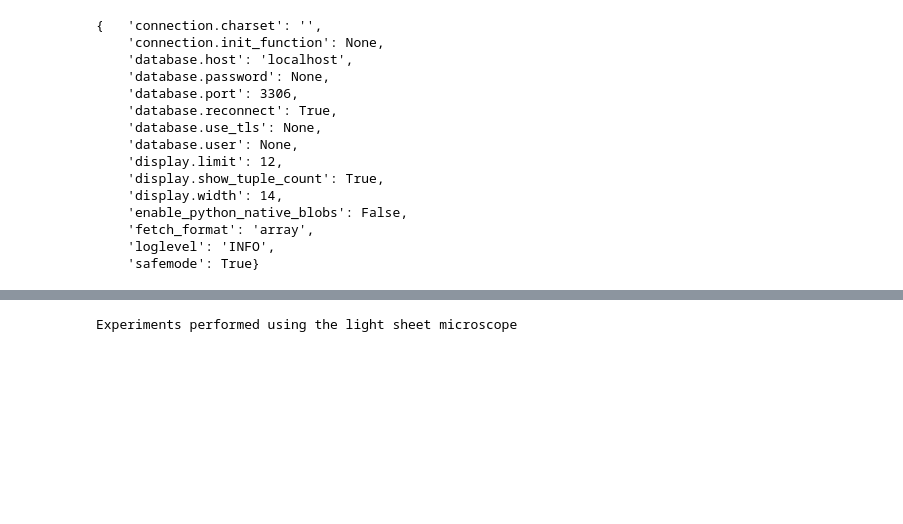
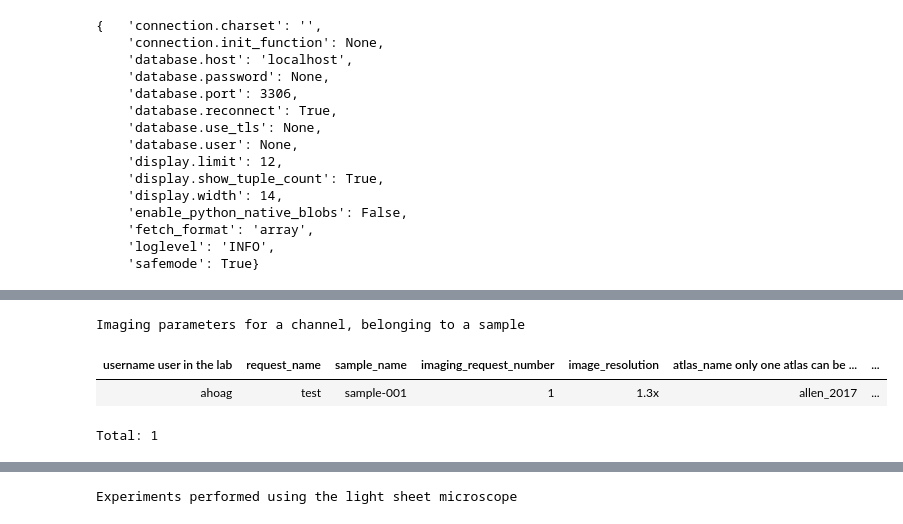
Before and after one commit to BrainCOGS/lightserv, a Jupyter notebook: notebooks/datajoint_sandbox.ipynb, the cells around one changed output, grey strips where cells are left out. Cells and saved outputs as stored; diff of their text form; code cells hidden in the pictures; blank space fills up the shorter version.

```diff
--- a/notebooks/datajoint_sandbox.ipynb
+++ b/notebooks/datajoint_sandbox.ipynb
@@ -59,0 +74,7 @@ Total: 1
+# %%
+schema.Sample.ImageResolutionRequest()
+# %% [output]
+Imaging parameters for a channel, belonging to a sample
+| username user in the lab | request_name | sample_name | imaging_request_number | image_resolution | atlas_name only one atlas can be ... | ... |
+| ahoag | test | sample-001 | 1 | 1.3x | allen_2017 | ... |
+Total: 1
```
Also changed, not shown: parts of 6 cells of this notebook, 14 other files.
